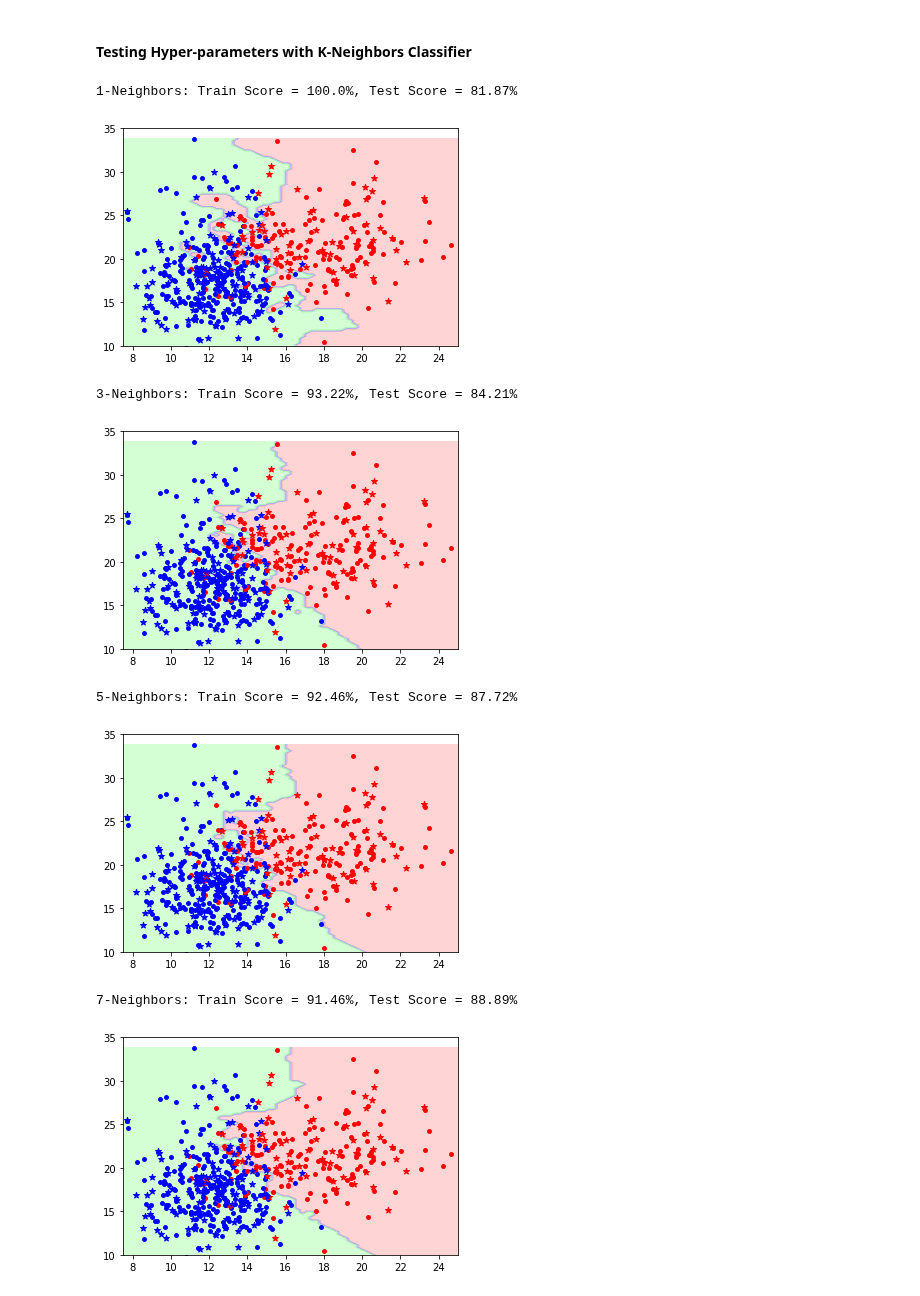
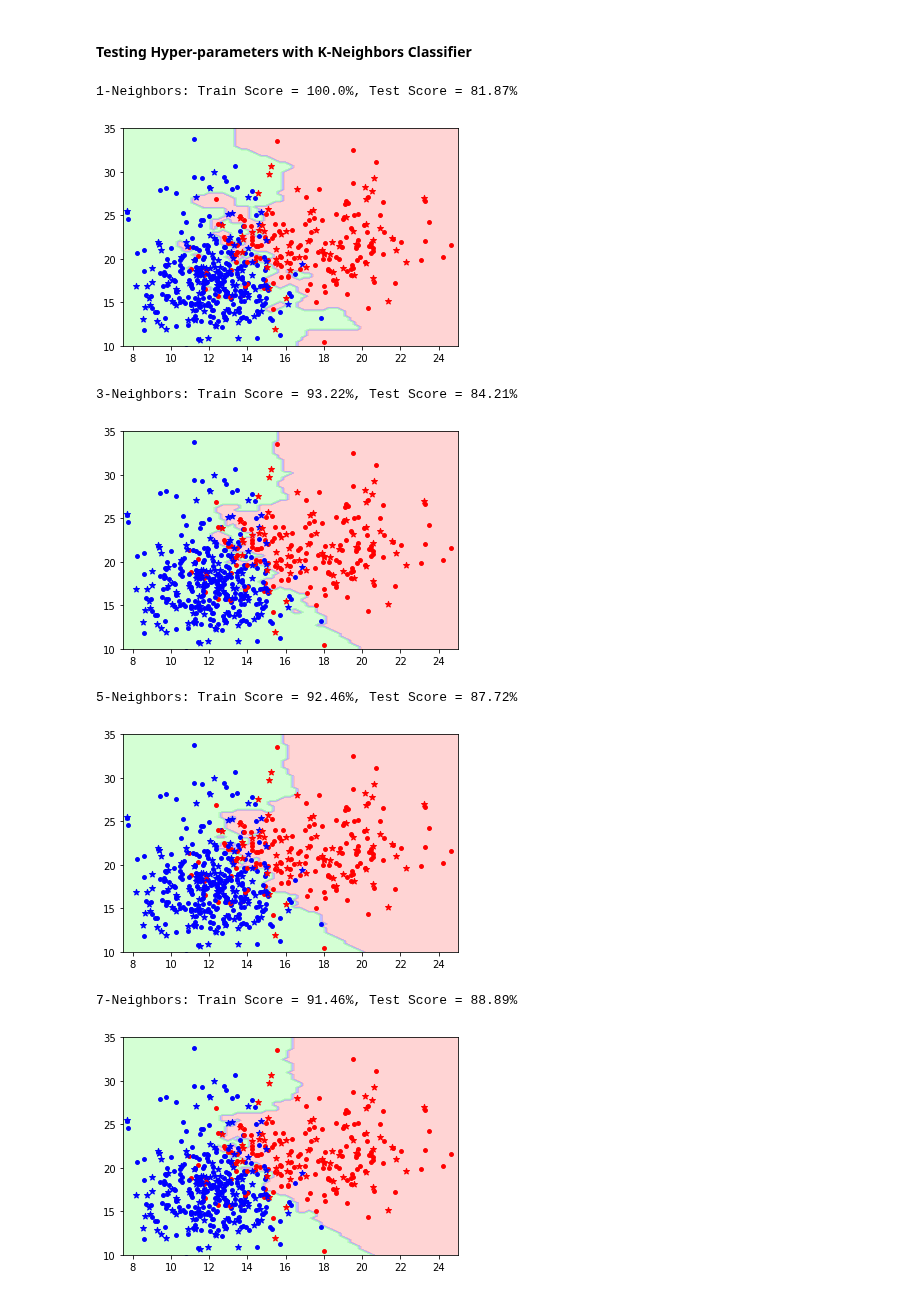
Before and after one commit to arthurh0812/MachineLearning, a Jupyter notebook: Chapter_6/overfitting_classification.ipynb, the cells around one changed output. Cells and saved outputs as stored; diff of their text form; code cells hidden in the pictures.

```diff
--- a/Chapter_6/overfitting_classification.ipynb
+++ b/Chapter_6/overfitting_classification.ipynb
@@ -15,7 +15,7 @@ cmap_backgrounds = ListedColormap(
 cmap_points = ["red", "blue", "green"]
 # %%
 def mesh_grid(x0: np.ndarray, x1: np.ndarray) -> Tuple[Any, Any]:
-    margin = 0.1
+    margin = 2
     step = 0.25
     x0_axis = np.arange(np.min(x0)-margin, np.max(x0)+margin, step=step)
     x1_axis = np.arange(np.min(x1)-margin, np.max(x1)+margin, step=step)
@@ -69,24 +69,24 @@ x_train, x_test, y_train, y_test = train_test_split(x, y, test_size=0.3)
 #### Testing Hyper-parameters with K-Neighbors Classifier
 # %%
 ks = [1, 3, 5, 7, 9, 19, 29, 49, 59, 79, 99]
-train_size = 500
-test_size = 200
+train_size = 600
+test_size = 300
 
 for k in ks:
     clf = KNeighborsClassifier(n_neighbors=k)
     clf.fit(x_train, y_train)
 
     train_score = clf.score(x_train, y_train)
     test_score = clf.score(x_test, y_test)
     print(f"{k}-Neighbors: Train Score = {train_score*100:.4}%, Test Score = {test_score*100:.4}%")
     plot_decision_border(clf, x_train[:train_size], y_train[:train_size], x_test[:test_size], y_test[:test_size])
 # %% [output]
 1-Neighbors: Train Score = 100.0%, Test Score = 81.87%
-[figure, old version]
+[figure, new version]
 3-Neighbors: Train Score = 93.22%, Test Score = 84.21%
-[figure, old version]
+[figure, new version]
 5-Neighbors: Train Score = 92.46%, Test Score = 87.72%
-[figure, old version]
+[figure, new version]
 7-Neighbors: Train Score = 91.46%, Test Score = 88.89%
-[figure, old version]
+[figure, new version]
 9-Neighbors: Train Score = 90.2%, Test Score = 90.64%
```
Also changed, not shown: parts of 1 cell of this notebook, 3 other files.
